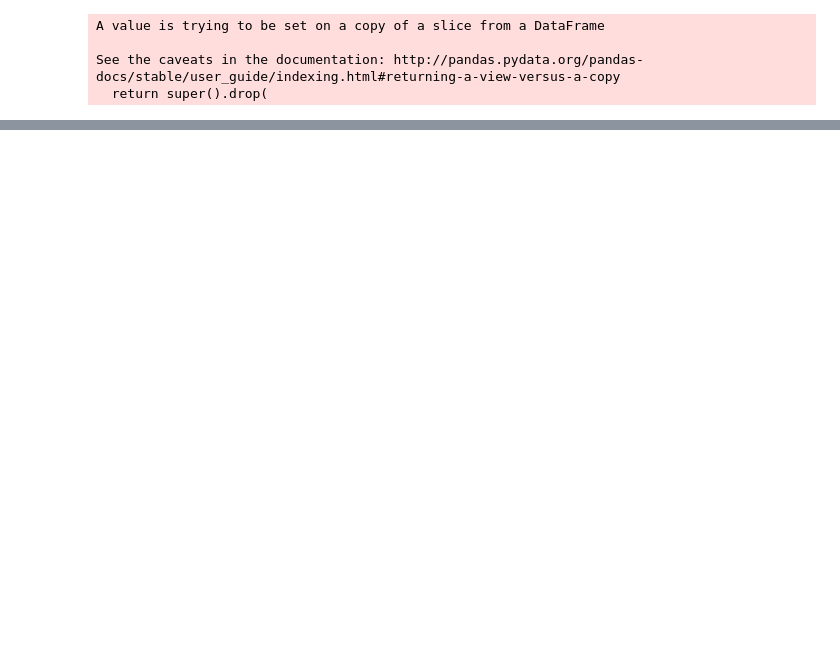
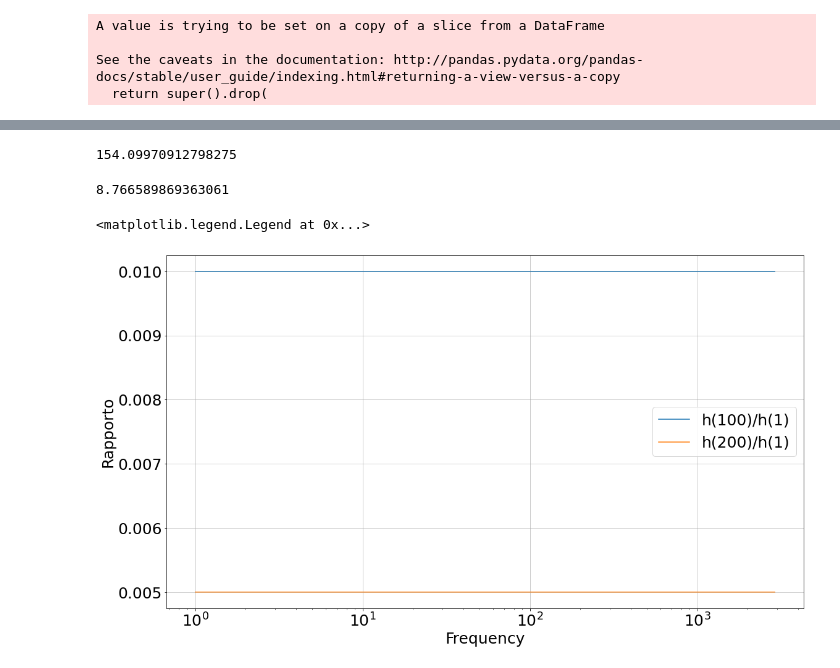
Before and after one commit to RCianca/DarkSirensStat, a Jupyter notebook: DSCatalogueCreator/DecisionMaker.ipynb, the cells around one changed output, grey strips where cells are left out. Drawn from its saved outputs; the diff is of its cells as text; code cells hidden in the pictures; blank space fills up the shorter version.

```diff
--- a/DSCatalogueCreator/DecisionMaker.ipynb
+++ b/DSCatalogueCreator/DecisionMaker.ipynb
@@ -396,0 +570,8 @@ mynewsnr[0]
+# %%
+print(mart_SNR)
+# %% [output]
+154.09970912798275
+# %%
+100*(abs(SNR-mart_SNR))/SNR
+# %% [output]
+8.766589869363061
@@ -396,0 +637,24 @@ mynewsnr[0]
+# %%
+hp00=interpolate.interp1d(freq,abs(FDwfp00),fill_value="extrapolate")
+hp01=interpolate.interp1d(freq,abs(FDwfp01),fill_value="extrapolate")
+hp02=interpolate.interp1d(freq,abs(FDwfp02),fill_value="extrapolate")
+plt.rcParams.update({'font.size': 25})
+fig,ax = plt.subplots()
+
+fig.set_size_inches(18.5, 10.5)
+ax.set_xlabel('Frequency')
+ax.set_ylabel('Rapporto')
+ax.plot(freq,hp01(freq)/hp00(freq),label='h(100)/h(1)')
+ax.plot(freq,hp02(freq)/hp00(freq),label='h(200)/h(1)')
+#ax.plot(freq,hp02(freq)/hp01(freq),label='h(200)/h(100)')
+#ax.plot(freq,hp(freq),label='hand made')
+#ax.plot(freq,hp_abs(freq)**2,label='abs')
+
+#plt.yscale('log')
+plt.xscale('log')
+plt.grid(axis='y', alpha=0.75)
+plt.grid(axis='x', alpha=0.75)
+plt.legend()
+# %% [output]
+<matplotlib.legend.Legend at 0x...>
+[figure, added]
```
Also changed, not shown: parts of 28 cells of this notebook, 4 other files.
